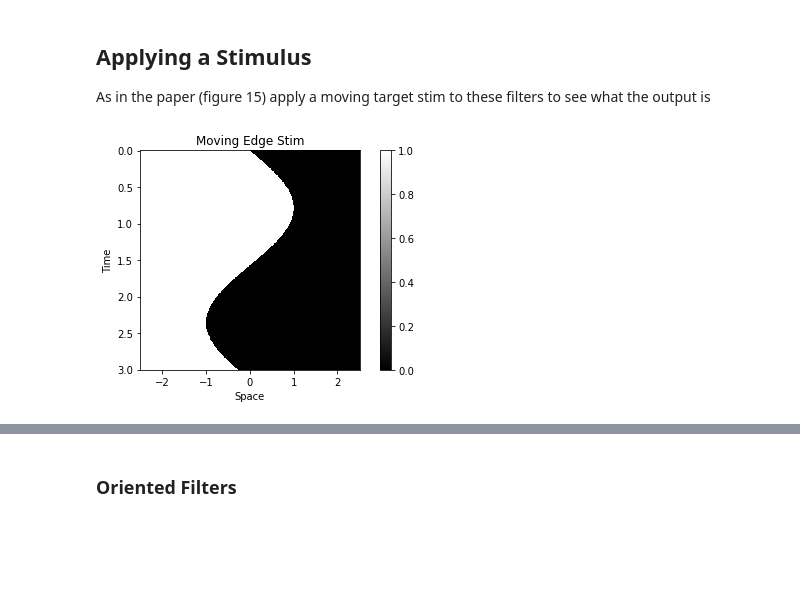
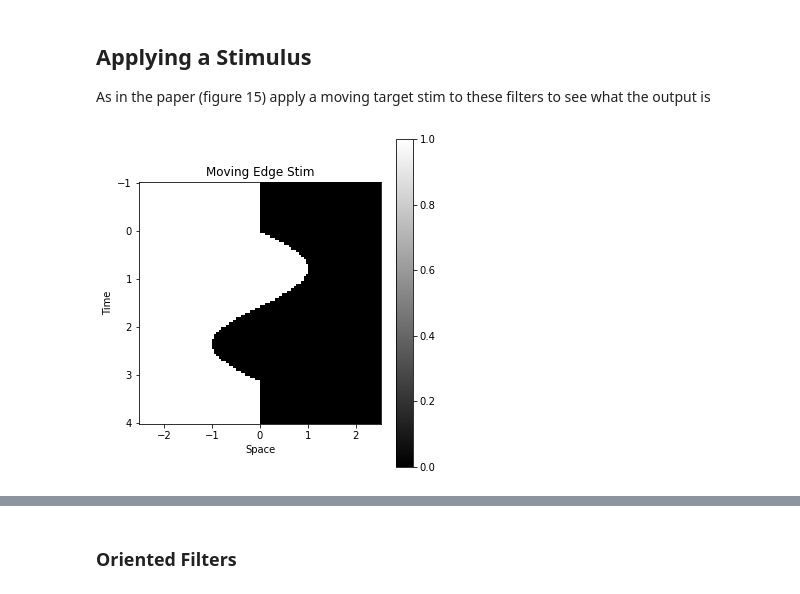
Before and after one commit to vdutell/linearfiltering, a Jupyter notebook: adelsonbergen1984.ipynb, the cells around one changed output, grey strips where cells are left out. Cells and saved outputs as stored; diff of their text form; code cells hidden in the pictures; blank space fills up the shorter version.

```diff
--- a/adelsonbergen1984.ipynb
+++ b/adelsonbergen1984.ipynb
@@ -108,10 +110,10 @@ def spatiotemporal_filter(x,t, n=3, k=1, order=2):
     #spatial component
     if order == 2:
         #second derivative of gaussian
-        spatial_response = (np.exp(-(x**2/2))*(-1+x)*(1+x))/np.sqrt(2*np.pi)
+        spatial_response = -(np.exp(-(x**2/2))*(-1+x)*(1+x))/np.sqrt(2*np.pi)
     elif order == 3:
         #third derivative of gaussian
-        spatial_response = -(np.exp(-(x**2/2))*x*(-3+x**2))/np.sqrt(2*np.pi)
+        spatial_response = (np.exp(-(x**2/2))*x*(-3+x**2))/np.sqrt(2*np.pi)
     else:
         print('Must be 2nd or 3rd order!')
 
@@ -129,18 +131,20 @@ def spatiotemporal_filter(x,t, n=3, k=1, order=2):
 
 #space = np.arange(-2.5,2.5,0.05)
 #times = np.arange(0,5,0.05)
-space = np.linspace(-4,4,num=50)
-times = np.linspace(0,3,num=50)
+space = np.linspace(-5,5,num=30)
+times = np.linspace(0,4,num=30)
 aspect_ratio = np.abs(np.max(space)-np.min(space))/np.abs(np.max(times)-np.min(times))
 s,t = np.meshgrid(space,times)
 
 #create responses
-st_response_a = spatiotemporal_filter(s,t, n=3, k=5, order=2).T
-st_response_b = spatiotemporal_filter(s,t, n=3, k=5, order=3).T
-st_response_apr = spatiotemporal_filter(s,t, n=5, k=5, order=2).T
-st_response_bpr = spatiotemporal_filter(s,t, n=5, k=5, order=3).T
-rmin = np.min((st_response_a, st_response_b, st_response_apr, st_response_bpr))
-rmax = np.max((st_response_a, st_response_b, st_response_apr, st_response_bpr))
+st_response_a = spatiotemporal_filter(s,t, n=3, k=5, order=3).T
+st_response_apr = spatiotemporal_filter(s,t, n=5, k=5, order=3).T
+st_response_b = spatiotemporal_filter(s,t, n=3, k=5, order=2).T
+st_response_bpr = spatiotemporal_filter(s,t, n=5, k=5, order=2).T
+#rmin = np.min((st_response_a, st_response_b, st_response_apr, st_response_bpr))
+#rmax = np.max((st_response_a, st_response_b, st_response_apr, st_response_bpr))
+rmax = np.max(np.abs((st_response_a, st_response_b, st_response_apr, st_response_bpr)))
+rmin = -1*rmax
 norm = mpl.colors.Normalize(vmin=rmin, vmax=rmax)
 
 plt.figure(figsize=(10,10))
@@ -152,7 +156,7 @@ plt.gca().invert_yaxis()
 plt.ylabel('Time')
 plt.xlabel('Space')
 plt.colorbar()
-plt.title("Spatiotemporal Filter A")
+plt.title(f"Spatiotemporal Filter A, Mean:{np.mean(st_response_a):0.1f}")
 
 plt.subplot(2,2,2, aspect=aspect_ratio)
 plt.pcolormesh(space,times,st_response_apr.T, norm=norm, shading='auto',cmap='gray')
@@ -161,7 +165,7 @@ plt.gca().invert_yaxis()
 plt.ylabel('Time')
 plt.xlabel('Space')
 plt.colorbar()
-plt.title("Spatiotemporal Filter A'")
+plt.title(f"Spatiotemporal Filter A', Mean:{np.mean(st_response_apr):0.1f}")
 
 plt.subplot(2,2,3, aspect=aspect_ratio)
 #plt.pcolormesh(times,space,st_response_2b, norm=norm, shading='auto')
@@ -170,7 +174,7 @@ plt.gca().invert_yaxis()
 plt.ylabel('Space')
 plt.xlabel('Time')
 plt.colorbar()
-plt.title("Spatiotemporal Filter Pair B")
+plt.title(f"Spatiotemporal Filter Pair B, Mean:{np.mean(st_response_b):0.1f}")
 plt.tight_layout()
 
 plt.subplot(2,2,4, aspect=aspect_ratio)
@@ -180,7 +184,7 @@ plt.gca().invert_yaxis()
 plt.ylabel('Time')
 plt.xlabel('Space')
 plt.colorbar()
-plt.title("Spatiotemporal Filter Pair B'")
+plt.title(f"Spatiotemporal Filter Pair B', Mean:{np.mean(st_response_bpr):0.1f}")
 
 plt.tight_layout()
 plt.show()
@@ -317,29 +334,32 @@ plt.show()
 ## Applying a Stimulus
 As in the paper (figure 15) apply a moving target stim to these filters to see what the output is
 # %%
+stim_size = 100
 #space_stim = np.arange(-2.5,2.5,0.005)
 #time_stim = np.arange(0,5,0.005)
-space_stim = np.linspace(-2.5,2.5,num=500)
-time_stim = np.linspace(0,3,num=500)
+space_stim = np.linspace(-2.5,2.5,num=stim_size)
+time_stim = np.linspace(-1,4,num=stim_size)
 aspect_ratio_stim = np.abs(np.max(space_stim)-np.min(space_stim))/np.abs(np.max(time_stim)-np.min(time_stim))
 
 def edge_vector(space_vec, edge_location=0):
     edge_vector = np.where(space_vec < edge_location,1,0)
     return(edge_vector)
 
-edge_locs = np.sin(time_stim/0.5)
+edge_locs = [np.sin(t/0.5) if t>0 and t<np.pi else 0 for t in time_stim]
+
 stim = np.array([edge_vector(space_stim,edge_location=e) for e in edge_locs]).T
 
+plt.figure(figsize=(5,5))
 plt.pcolormesh(space_stim, time_stim, stim.T,cmap='gray',shading='auto')
 plt.gca().invert_yaxis()
 plt.gca().set_aspect(aspect_ratio_stim)
 plt.xlabel('Space')
 plt.ylabel('Time')
 plt.colorbar()
 plt.title("Moving Edge Stim")
 plt.tight_layout()
 # %% [output]
-[figure, old version]
+[figure, new version]
 # %%
 stim.shape, a_minus_bp.shape
 # %% [output]
```
Also changed, not shown: parts of 14 cells of this notebook.
